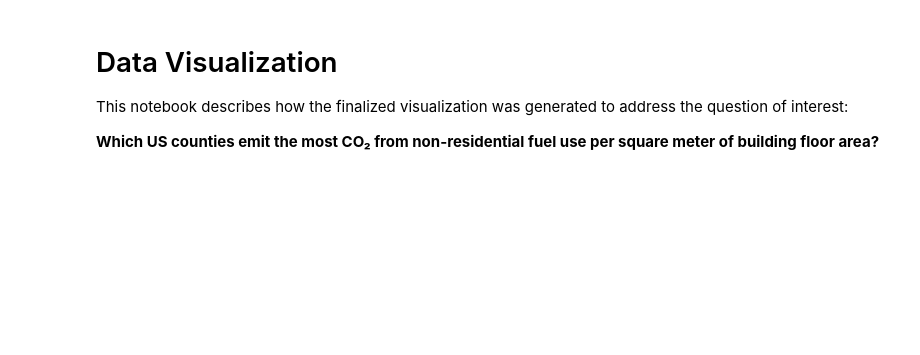
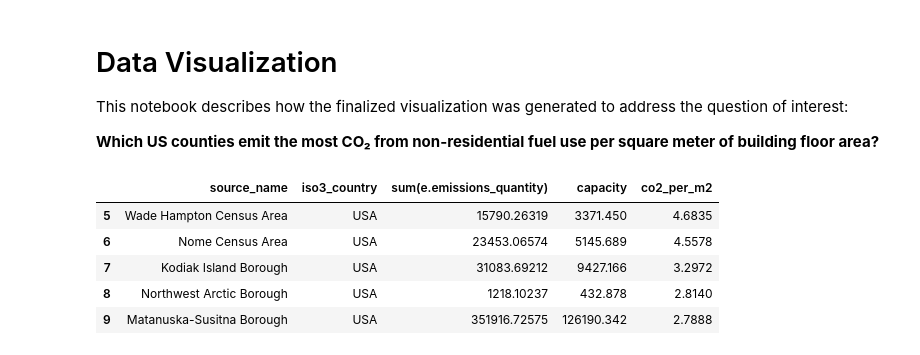
Before and after one commit to vedikaS-byte/eds-213-labs, a Jupyter notebook: data-visualization.ipynb, the cells around one changed output. Cells and saved outputs as stored; diff of their text form; code cells hidden in the pictures; blank space fills up the shorter version.

```diff
--- a/data-visualization.ipynb
+++ b/data-visualization.ipynb
@@ -26,5 +26,13 @@ sources_emissions_clean = sources_emissions.dropna()
 #sources_emissions
 # %%
 sources_top_10 = sources_emissions_clean.head(10)
+sources_top_10.head()
+# %% [output]
+|  | source_name | iso3_country | sum(e.emissions_quantity) | capacity | co2_per_m2 |
+| 5 | Wade Hampton Census Area | USA | 15790.26319 | 3371.450 | 4.6835 |
+| 6 | Nome Census Area | USA | 23453.06574 | 5145.689 | 4.5578 |
+| 7 | Kodiak Island Borough | USA | 31083.69212 | 9427.166 | 3.2972 |
+| 8 | Northwest Arctic Borough | USA | 1218.10237 | 432.878 | 2.8140 |
+| 9 | Matanuska-Susitna Borough | USA | 351916.72575 | 126190.342 | 2.7888 |
 # %%
 # We can create a ranked bar chart
```
Also changed, not shown: parts of 3 cells of this notebook.
